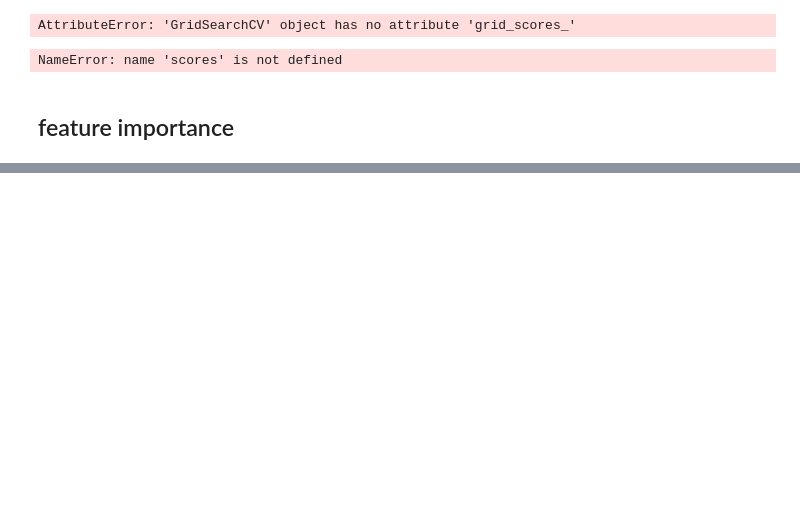
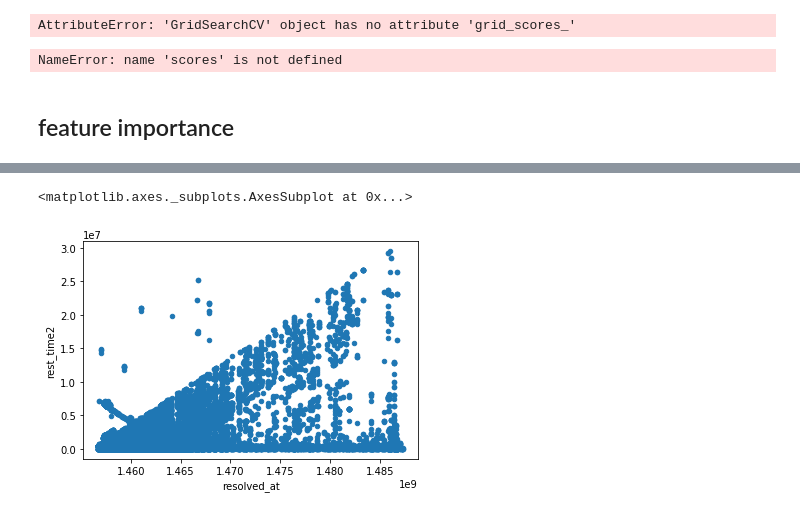
Before and after one commit to unclestay/ESILV---Python-for-data-analysis---devoir-2020, a Jupyter notebook: project.ipynb, the cells around one changed output, grey strips where cells are left out. Saved outputs shown, nothing was run; the diff lists cells and outputs as text; code cells hidden in the pictures; blank space fills up the shorter version.

```diff
--- a/project.ipynb
+++ b/project.ipynb
@@ -614,3 +654,8 @@ df_final = df.drop(["reassignment_count","reopen_count","made_sla","opened_by","
                "sys_created_at","sys_updated_by","contact_type","location","category",
                "subcategory","u_symptom","impact","urgency","priority","knowledge",
                "notify","closed_code","resolved_by"],axis = 1)
+# %%
+df_final.plot.scatter(y="rest_time2",x="resolved_at")
+# %% [output]
+<matplotlib.axes._subplots.AxesSubplot at 0x...>
+[figure, added]
```
Also changed, not shown: parts of 27 cells of this notebook.
